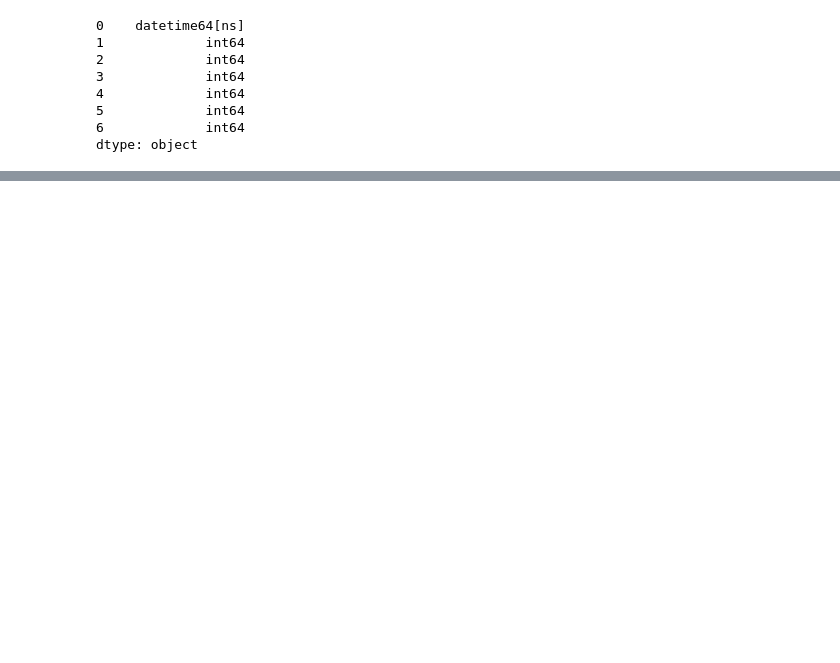
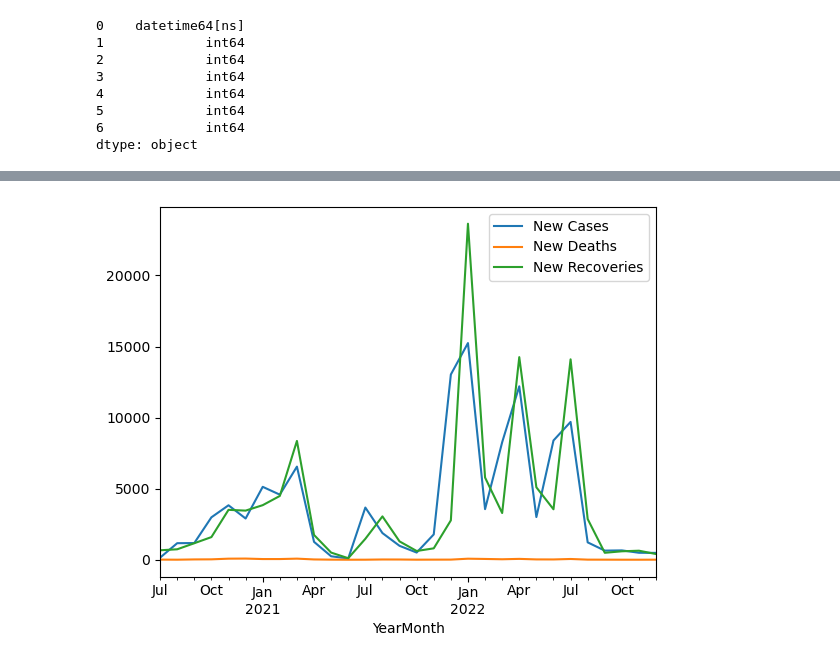
Before and after one commit to rob5194/Module9-Discussion, a Jupyter notebook: Discussion.ipynb, the cells around one changed output, grey strips where cells are left out. Saved outputs shown, nothing was run; the diff lists cells and outputs as text; code cells hidden in the pictures; blank space fills up the shorter version.

```diff
--- a/Discussion.ipynb
+++ b/Discussion.ipynb
@@ -114,0 +121,13 @@ covid_df.shape
+# %%
+covidcases_df['YearMonth'] = covidcases_df.Date.dt.to_period('M')
+# %%
+MonthlyCovidCases_df =  covidcases_df.groupby([covidcases_df['YearMonth']]).agg({'New Cases':sum})
+#.plot(legend=True)
+# %%
+MonthlyDeaths_df = covidcases_df.groupby([covidcases_df['YearMonth']]).agg({'Deaths':max})
+MonthlyDeaths_df = MonthlyDeaths_df['Deaths'] - MonthlyDeaths_df['Deaths'].shift(fill_value=0)
+MonthlyCovidCases_df["New Deaths"] = MonthlyDeaths_df
+# %%
+MonthlyRecoveries_df = covidcases_df.groupby([covidcases_df['YearMonth']]).agg({'Recovered':max})
+MonthlyRecoveries_df = MonthlyRecoveries_df['Recovered'] - MonthlyRecoveries_df['Recovered'].shift(fill_value=0)
+MonthlyCovidCases_df["New Recoveries"] = MonthlyRecoveries_df
@@ -114,0 +155,4 @@ covid_df.shape
+# %%
+MonthlyCovidCases_df_pt = MonthlyCovidCases_df.plot(legend=True)
+# %% [output]
+[figure, added]
```
Also changed, not shown: parts of 24 cells of this notebook.
